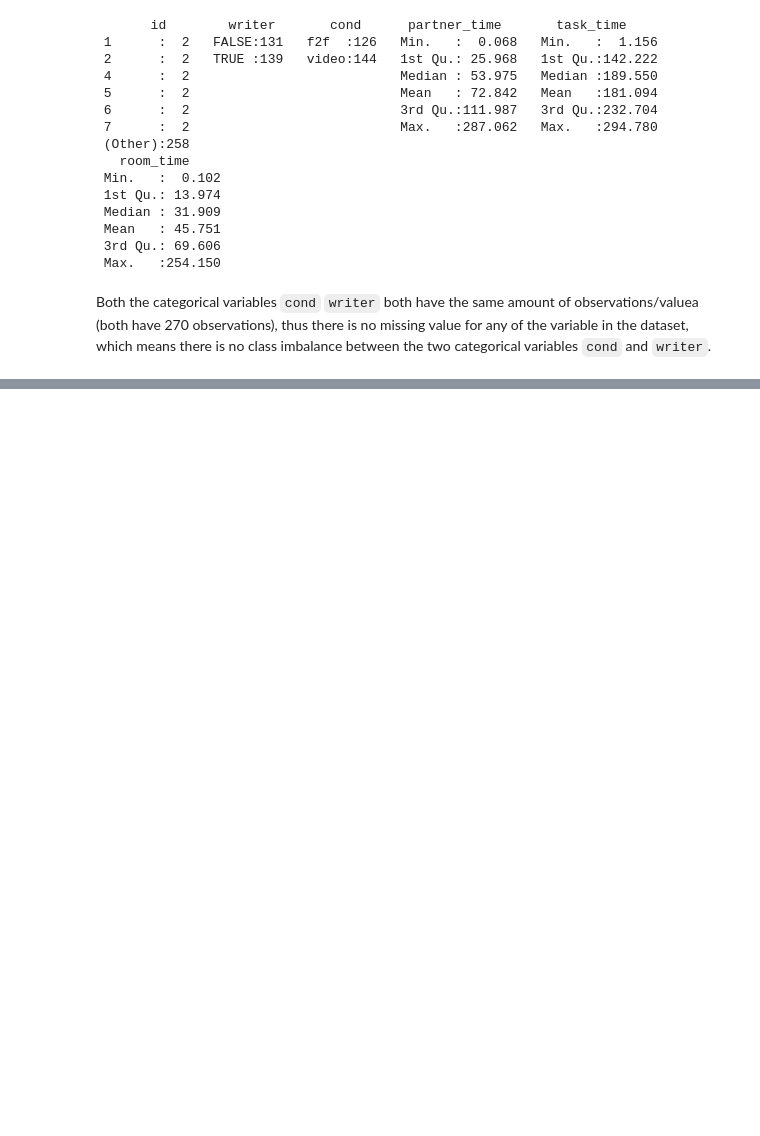
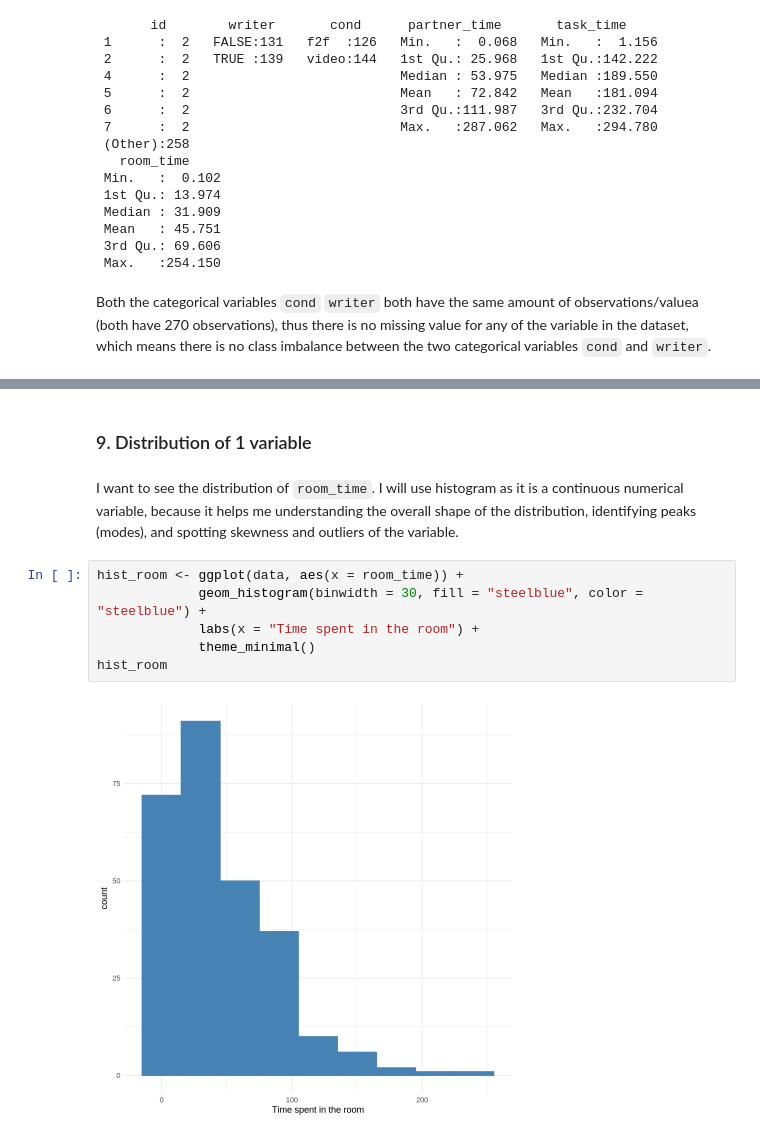
Before and after one commit to annanguyen0605/DSCI200_Case_study_1, a Jupyter notebook: case-study-1.ipynb, the cells around one changed output, grey strips where cells are left out. Cells and saved outputs as stored; diff of their text form; blank space fills up the shorter version.

```diff
--- a/case-study-1.ipynb
+++ b/case-study-1.ipynb
@@ -165,0 +194,12 @@ Both the categorical variables `cond` `writer` both have the same amount of obse
+# %% [markdown]
+### 9. Distribution of 1 variable
+# %% [markdown]
+I want to see the distribution of `room_time`. I will use histogram as it is a continuous numerical variable, because it helps me understanding the overall shape of the distribution, identifying peaks (modes), and spotting skewness and outliers of the variable.
+# %%
+hist_room <- ggplot(data, aes(x = room_time)) +
+             geom_histogram(binwidth = 30, fill = "steelblue", color = "steelblue") +
+             labs(x = "Time spent in the room") +
+             theme_minimal()
+hist_room
+# %% [output]
+[figure, added]
```
Also changed, not shown: parts of 22 cells of this notebook.
